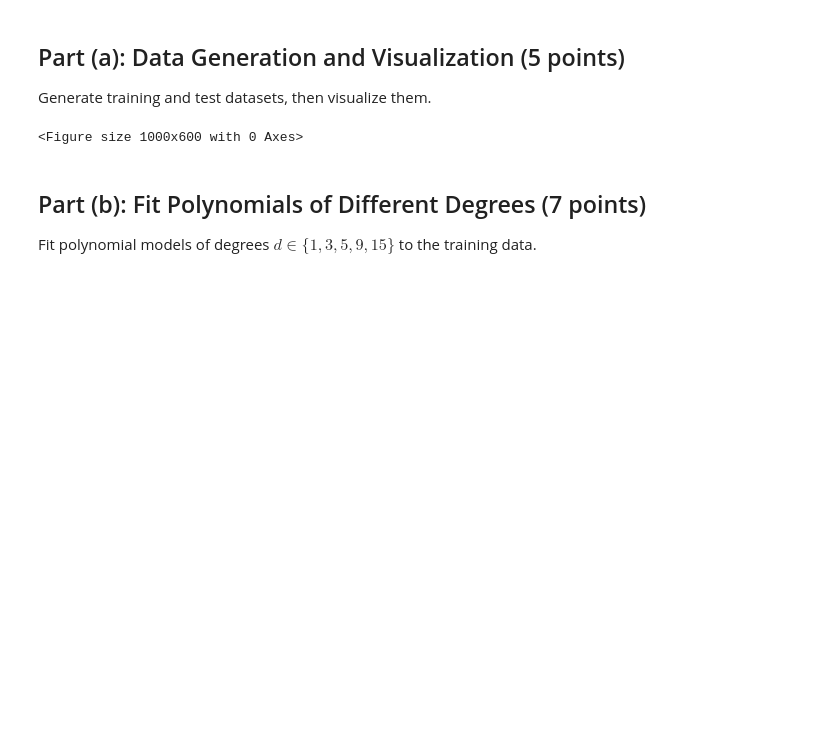
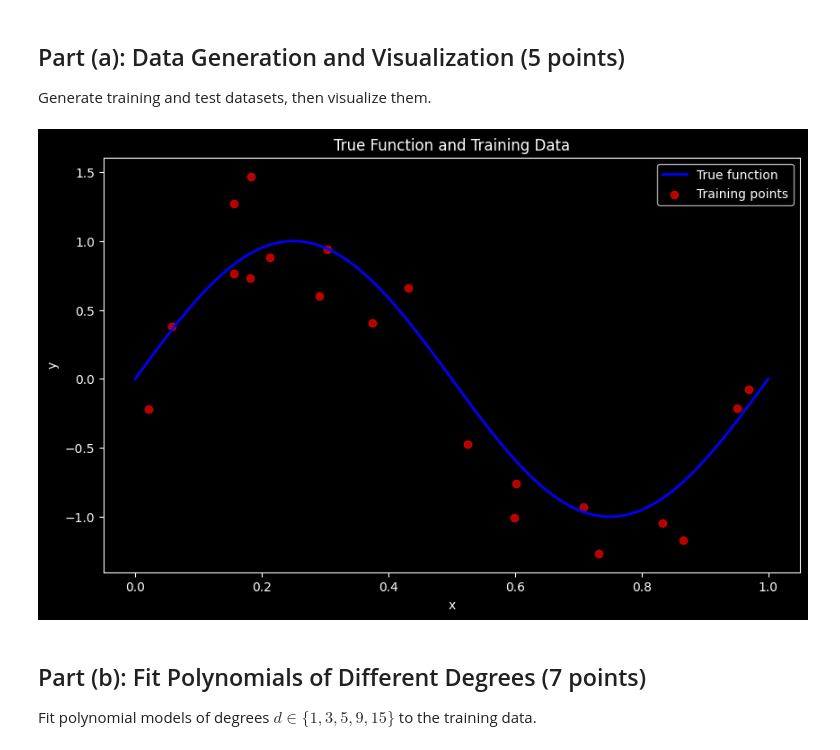
Before and after one commit to adubale/deep-learning-5480, a Jupyter notebook: assignment1/assignment1_coding.ipynb, the cells around one changed output. Saved outputs shown, nothing was run; the diff lists cells and outputs as text; code cells hidden in the pictures; blank space fills up the shorter version.

```diff
--- a/assignment1/assignment1_coding.ipynb
+++ b/assignment1/assignment1_coding.ipynb
@@ -44,35 +44,41 @@ def true_function(x):
     return np.sin(2 * np.pi * x)
 
 # Generate training data (small sample)
 n_train = 20
 X_train = np.random.uniform(0, 1, n_train)
 y_train = true_function(X_train) + np.random.normal(0, 0.3, n_train)
 
 # Generate test data (larger, for evaluation)
 n_test = 100
 X_test = np.random.uniform(0, 1, n_test)
 y_test = true_function(X_test) + np.random.normal(0, 0.3, n_test)
 
 # TODO: Create a plot showing:
 # 1. The true function (smooth curve from 0 to 1)
 # 2. Training points (scatter plot)
 # Label axes, add legend, and title
 
 x_plot = np.linspace(0, 1, 200)
 
 plt.figure(figsize=(10, 6))
 
 # TODO: Plot the true function
 # plt.plot(x_plot, true_function(x_plot), ...)
+plt.plot(x_plot, true_function(x_plot), color="blue", linewidth=2, label="True function")
 
 # TODO: Plot training data points
-# plt.scatter(X_train, y_train, ...)
+# plt.scatter(X_train, y_train, ...)v
+plt.scatter(X_train,y_train, color="red", alpha=0.7, label="Training points")
 
 # TODO: Add labels, legend, title
+plt.xlabel("x")
+plt.ylabel("y")
+plt.title("True Function and Training Data")
+plt.legend()
 
 plt.show()
 # %% [output]
-<Figure size 1000x600 with 0 Axes>
+[figure, added]
 # %% [markdown]
 ## Part (b): Fit Polynomials of Different Degrees (7 points)
 
```
Also changed, not shown: parts of 3 cells of this notebook.
